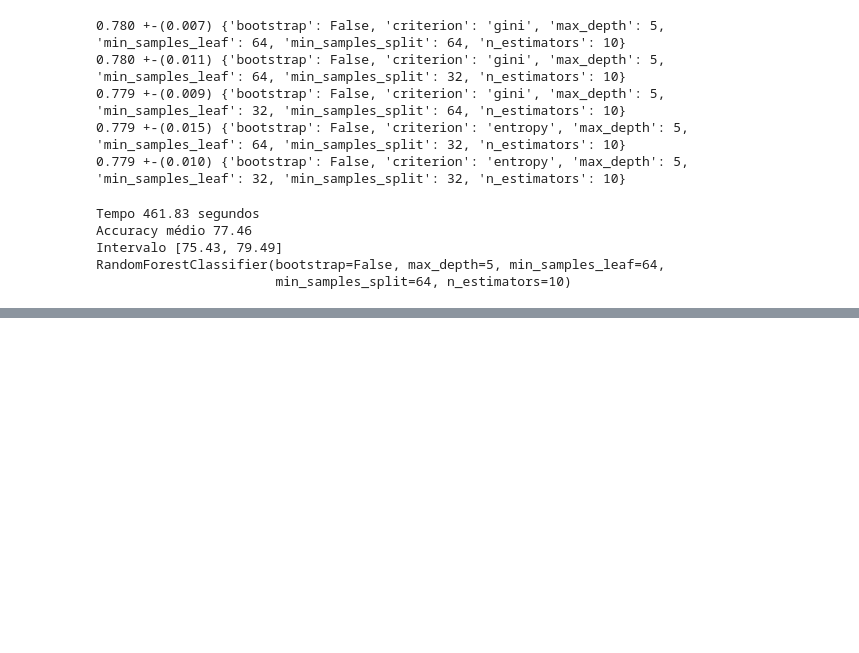
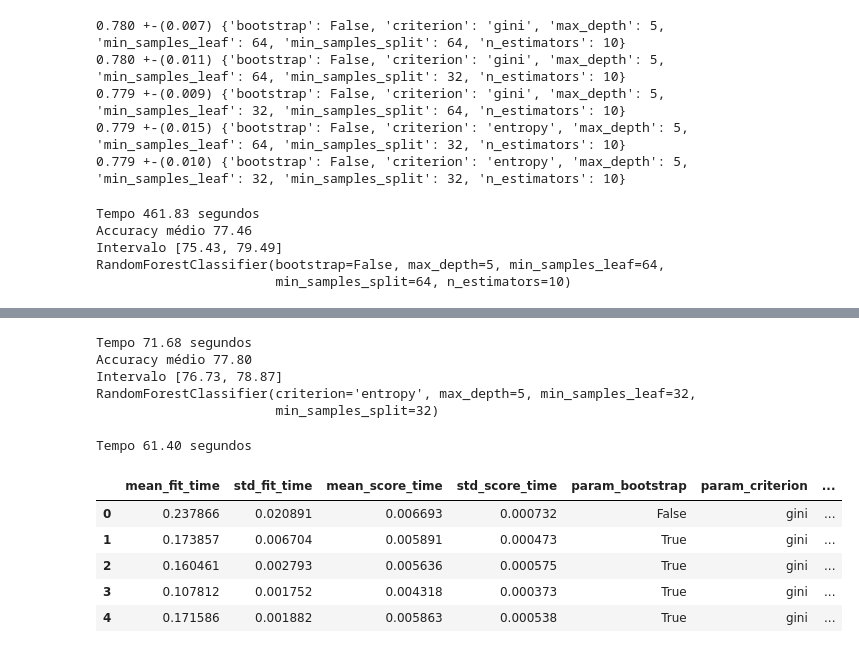
Before and after one commit to arthur-pulini/introducao-a-otimizacao-de-machine-learning-atraves-de-hiper-parametros-parte-2, a Jupyter notebook: Introdução_a_Machine_Learning_Otimização_parte_2.ipynb, the cells around one changed output, grey strips where cells are left out. Saved outputs shown, nothing was run; the diff lists cells and outputs as text; code cells hidden in the pictures; blank space fills up the shorter version.

Commit message:
Comparação de tempo entre o GridSearch e o RandomSearch

```diff
--- a/Introdução_a_Machine_Learning_Otimização_parte_2.ipynb
+++ b/Introdução_a_Machine_Learning_Otimização_parte_2.ipynb
@@ -960,0 +1004,49 @@ RandomForestClassifier(bootstrap=False, max_depth=5, min_samples_leaf=64,
+# %%
+tic = time.time()
+scores = cross_val_score(busca, x_azar, y_azar, cv = KFold(n_splits=5, shuffle=True))
+tac = time.time()
+tempo_que_passou = tac - tic
+print("Tempo %.2f segundos" % tempo_que_passou)
+
+imprime_score(scores)
+melhor = busca.best_estimator_
+print(melhor)
+# %% [output]
+Tempo 71.68 segundos
+Accuracy médio 77.80
+Intervalo [76.73, 78.87]
+RandomForestClassifier(criterion='entropy', max_depth=5, min_samples_leaf=32,
+                       min_samples_split=32)
+# %%
+SEED=301
+np.random.seed(SEED)
+
+espaco_de_parametros = {
+    "n_estimators" : randint(10, 101),
+    "max_depth" : randint(3, 6),
+    "min_samples_split" : randint(32, 129),
+    "min_samples_leaf" : randint(32, 129),
+    "bootstrap" : [True, False],
+    "criterion" : ["gini", "entropy"]
+}
+
+tic = time.time()
+busca = RandomizedSearchCV(RandomForestClassifier(),
+                    espaco_de_parametros,
+                    n_iter=80,
+                    cv = KFold(n_splits = 5, shuffle=True))
+busca.fit(x_azar, y_azar)
+tac = time.time()
+tempo_que_passou = tac - tic
+print("Tempo %.2f segundos" % tempo_que_passou)
+
+resultados = pd.DataFrame(busca.cv_results_)
+resultados.head()
+# %% [output]
+Tempo 61.40 segundos
+|  | mean_fit_time | std_fit_time | mean_score_time | std_score_time | param_bootstrap | param_criterion | ... |
+| 0 | 0.237866 | 0.020891 | 0.006693 | 0.000732 | False | gini | ... |
+| 1 | 0.173857 | 0.006704 | 0.005891 | 0.000473 | True | gini | ... |
+| 2 | 0.160461 | 0.002793 | 0.005636 | 0.000575 | True | gini | ... |
+| 3 | 0.107812 | 0.001752 | 0.004318 | 0.000373 | True | gini | ... |
+| 4 | 0.171586 | 0.001882 | 0.005863 | 0.000538 | True | gini | ... |
```
Also changed, not shown: parts of 3 cells of this notebook.
